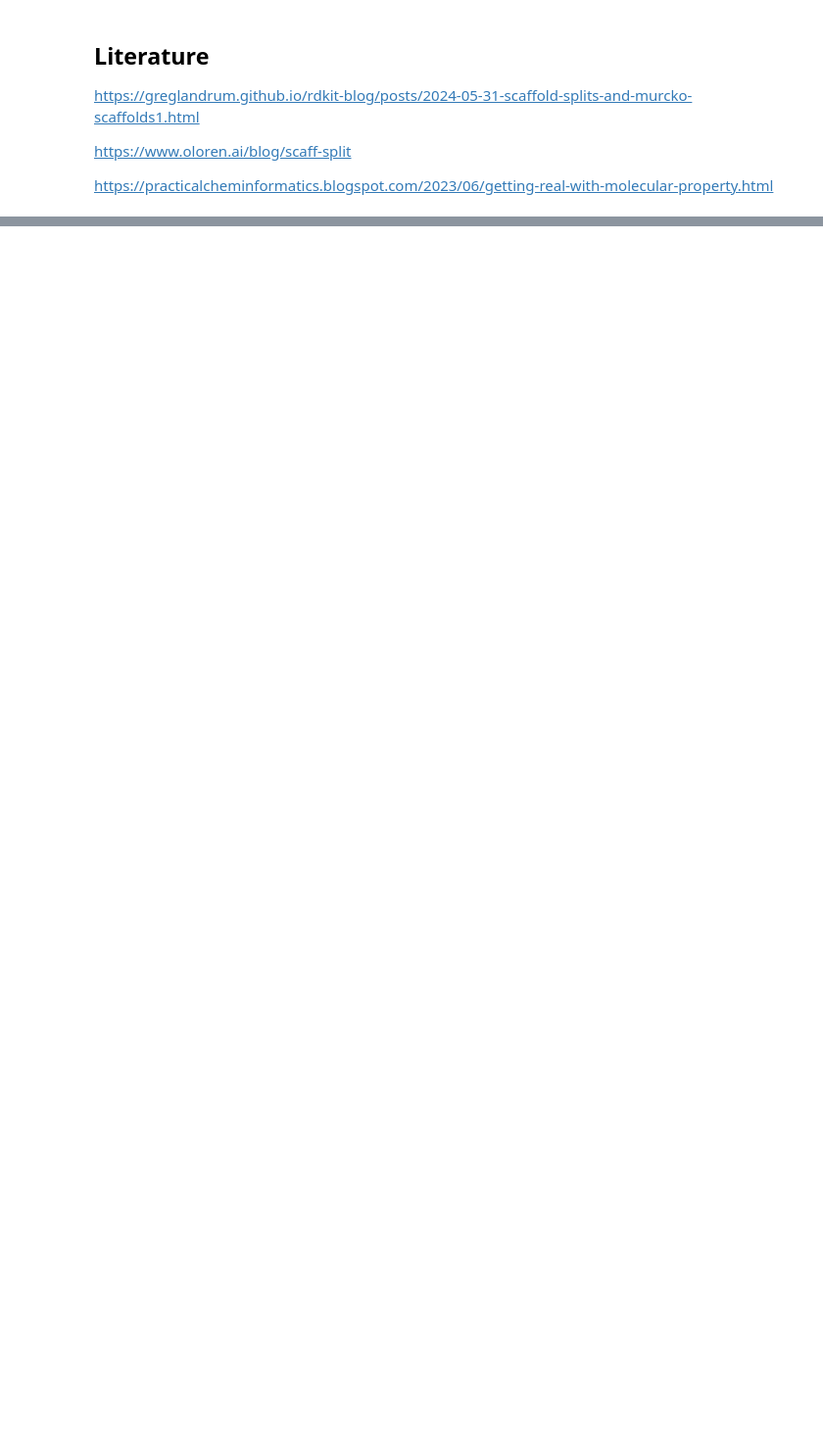
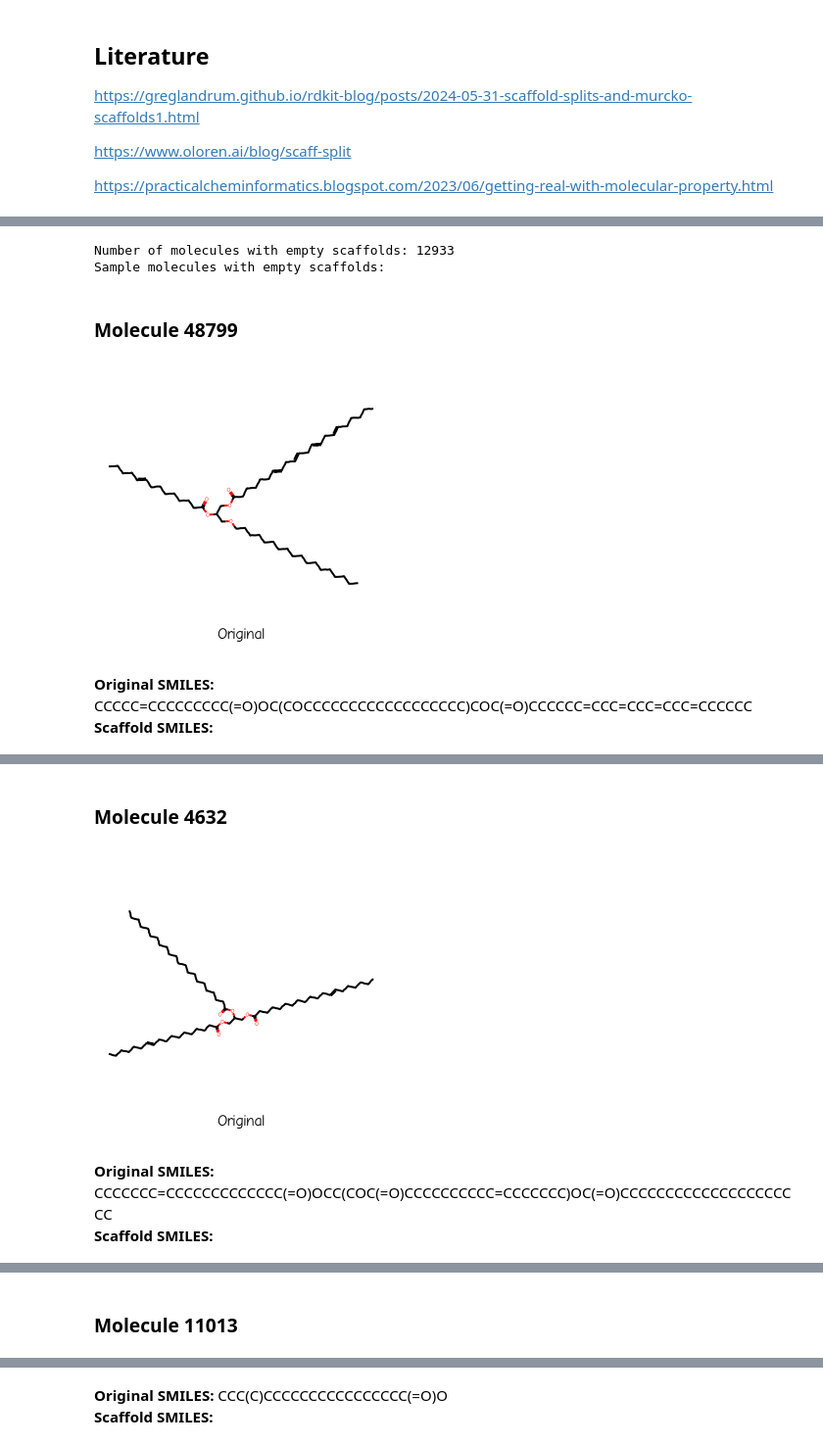
Before and after one commit to the-alchemists-formerly-5/scratch_repository, a Jupyter notebook: notebooks/Murcko_splitting_experiment.ipynb, the cells around one changed output, grey strips where cells are left out. Shown: that part at 98% size. Drawn from its saved outputs; the diff is of its cells as text; code cells hidden in the pictures; blank space fills up the shorter version.

```diff
--- a/notebooks/Murcko_splitting_experiment.ipynb
+++ b/notebooks/Murcko_splitting_experiment.ipynb
@@ -26,4 +26,12 @@ plt.style.use("tableau-colorblind10")
 plt.rcParams["font.size"] = "16"
 # %%
 # Read the parquet file
-df = pd.read_parquet("../data/raw/enveda_library_subset_10percent.parquet")
+parquet_file="../data/raw/enveda_library_subset_10percent.parquet"
+df = pd.read_parquet(parquet_file)
+
+
+# Assuming you have a DataFrame called 'df'
+column_list = df.columns.tolist()
+
+# Print the list of columns
+print(column_list)
@@ -98,0 +216,47 @@ print(f"Number of unique scaffolds: {unique_scaffolds}")
+# %%
+import pandas as pd
+from rdkit import Chem
+from rdkit.Chem import Draw
+from rdkit.Chem.Scaffolds import MurckoScaffold
+from IPython.display import display, Image, HTML
+# Assuming 'df' is your DataFrame with 'smiles' and 'scaffold_smiles' columns
+
+# Extract molecules with empty scaffolds
+empty_scaffold_df = df[df['scaffold_smiles'] == '']
+
+# Print the number of molecules with empty scaffolds
+print(f"Number of molecules with empty scaffolds: {len(empty_scaffold_df)}")
+
+# Extract 5 random molecules with empty scaffolds
+sample_empty_scaffolds = empty_scaffold_df.sample(n=min(5, len(empty_scaffold_df)))
+
+def display_molecule_and_scaffold(smiles, scaffold_smiles):
+    mol = Chem.MolFromSmiles(smiles)
+    scaffold_mol = Chem.MolFromSmiles(scaffold_smiles) if scaffold_smiles != "Invalid SMILES" else None
+
+    img = Draw.MolsToGridImage(
+        [mol, scaffold_mol] if scaffold_mol else [mol],
+        molsPerRow=2,
+        subImgSize=(300, 300),
+        legends=['Original', 'Scaffold'] if scaffold_mol else ['Original']
+    )
+
+    display(img)
+    display(HTML(f"<b>Original SMILES:</b> {smiles}<br><b>Scaffold SMILES:</b> {scaffold_smiles}"))
+    display(HTML("<hr>"))
+
+# Assuming sample_empty_scaffolds is your DataFrame with molecules that have empty scaffolds
+print("Sample molecules with empty scaffolds:")
+for idx, row in sample_empty_scaffolds.iterrows():
+    smiles = row['smiles']
+    scaffold_smiles = row['scaffold_smiles']
+
+    display(HTML(f"<h3>Molecule {idx}</h3>"))
+    display_molecule_and_scaffold(smiles, scaffold_smiles)
+# %% [output]
+Number of molecules with empty scaffolds: 12933
+Sample molecules with empty scaffolds:
+Molecule 48799
+[figure, added]
+Original SMILES: CCCCC=CCCCCCCCC(=O)OC(COCCCCCCCCCCCCCCCCCC)COC(=O)CCCCCC=CCC=CCC=CCC=CCCCCC
+Scaffold SMILES:
@@ -98,0 +264,4 @@ print(f"Number of unique scaffolds: {unique_scaffolds}")
+Molecule 4632
+[figure, added]
+Original SMILES: CCCCCCC=CCCCCCCCCCCCC(=O)OCC(COC(=O)CCCCCCCCCC=CCCCCCC)OC(=O)CCCCCCCCCCCCCCCCCCCCC
+Scaffold SMILES:
@@ -98,0 +269 @@ print(f"Number of unique scaffolds: {unique_scaffolds}")
+Molecule 11013
@@ -98,0 +271,2 @@ print(f"Number of unique scaffolds: {unique_scaffolds}")
+Original SMILES: CCC(C)CCCCCCCCCCCCCCCC(=O)O
+Scaffold SMILES:
```
Also changed, not shown: parts of 18 cells of this notebook, 1 other file.
